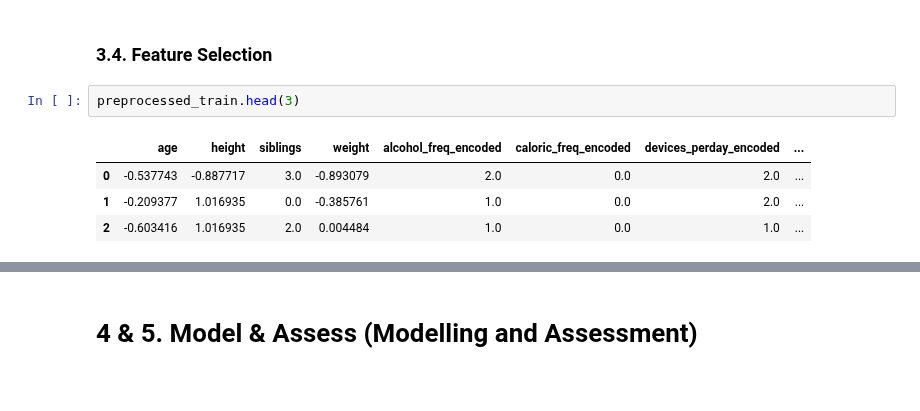
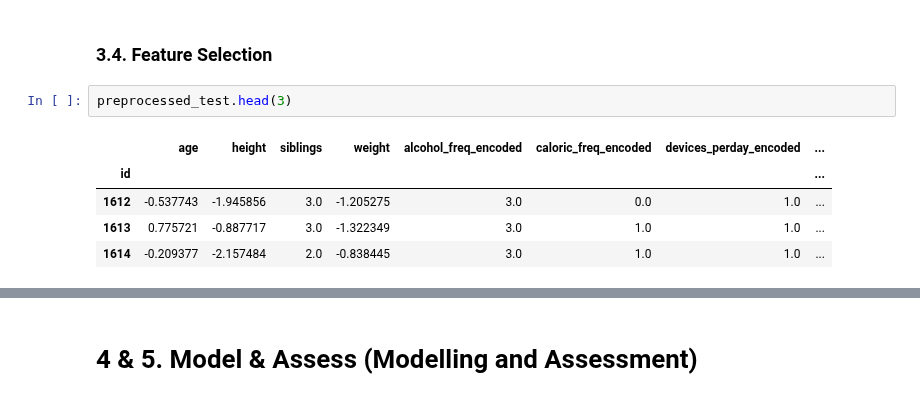
Before and after one commit to 0xMarc0s/IMS_ML_project, a Jupyter notebook: Project_Notebook_Template/Main Pipeline.ipynb, the cells around one changed output, grey strips where cells are left out. Saved outputs shown, nothing was run; the diff lists cells and outputs as text.

```diff
--- a/Project_Notebook_Template/Main Pipeline.ipynb
+++ b/Project_Notebook_Template/Main Pipeline.ipynb
@@ -185,9 +179,10 @@ Preprocesser loaded
 # %% [markdown]
 ### 3.4. Feature Selection
 # %%
-preprocessed_train.head(3)
+preprocessed_test.head(3)
 # %% [output]
 |  | age | height | siblings | weight | alcohol_freq_encoded | caloric_freq_encoded | devices_perday_encoded | ... |
-| 0 | -0.537743 | -0.887717 | 3.0 | -0.893079 | 2.0 | 0.0 | 2.0 | ... |
-| 1 | -0.209377 | 1.016935 | 0.0 | -0.385761 | 1.0 | 0.0 | 2.0 | ... |
-| 2 | -0.603416 | 1.016935 | 2.0 | 0.004484 | 1.0 | 0.0 | 1.0 | ... |
+| id |  |  |  |  |  |  |  | ... |
+| 1612 | -0.537743 | -1.945856 | 3.0 | -1.205275 | 3.0 | 0.0 | 1.0 | ... |
+| 1613 | 0.775721 | -0.887717 | 3.0 | -1.322349 | 3.0 | 1.0 | 1.0 | ... |
+| 1614 | -0.209377 | -2.157484 | 2.0 | -0.838445 | 3.0 | 1.0 | 1.0 | ... |
```
Also changed, not shown: parts of 5 cells of this notebook.
